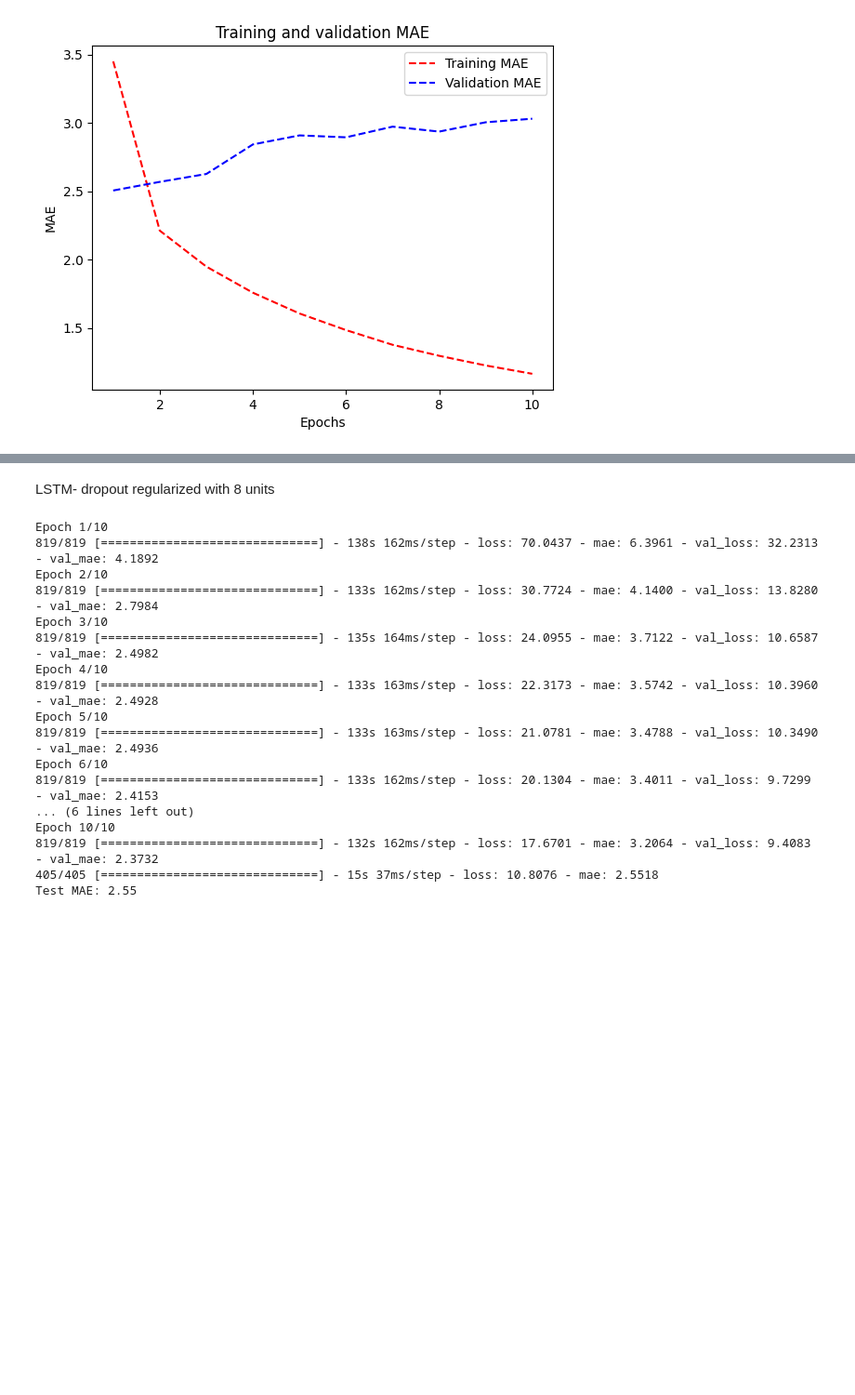
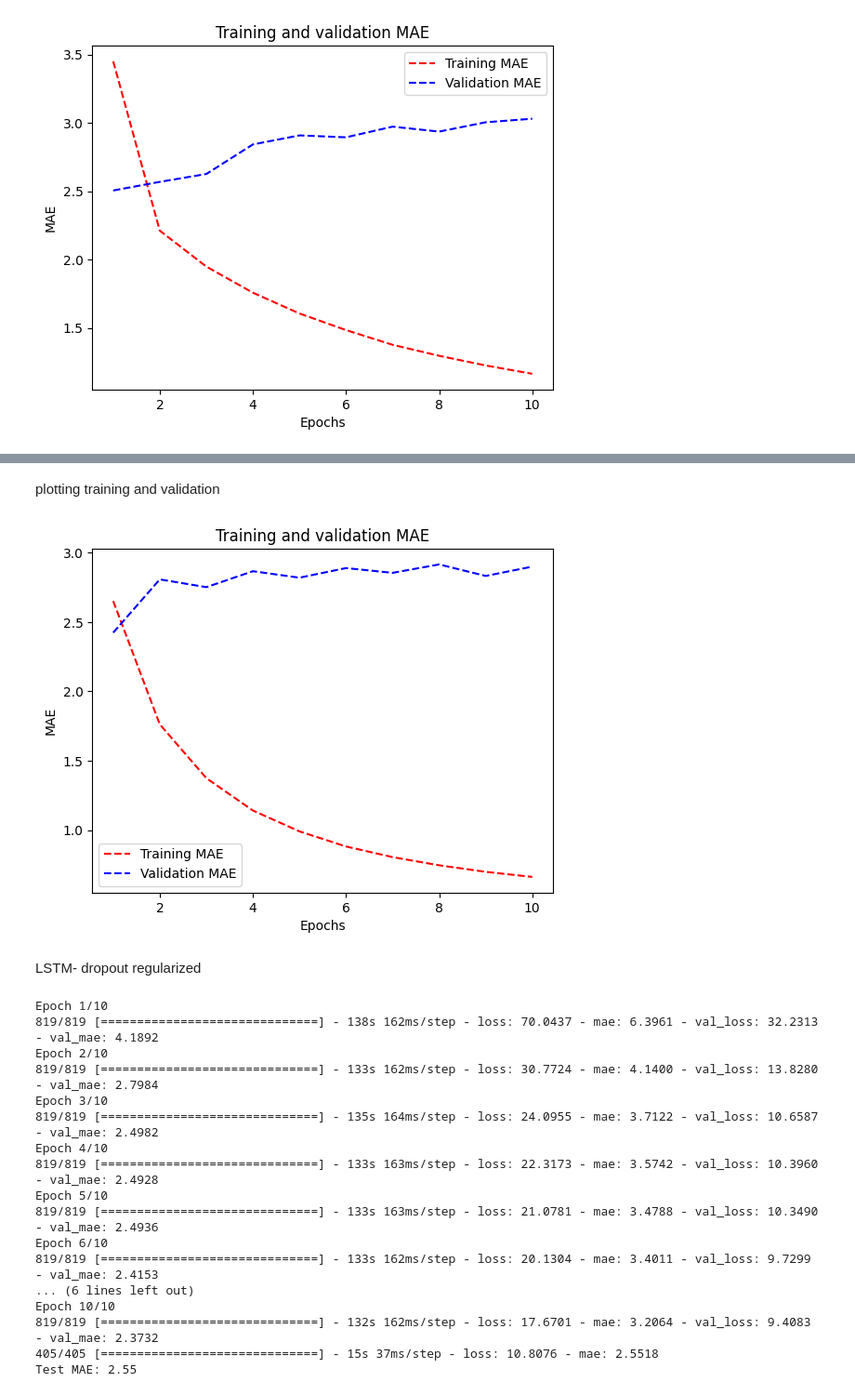
Before and after one commit to VJ627/FML, a Jupyter notebook: Vjammula_Assignment3.ipynb, the cells around one changed output, grey strips where cells are left out. Shown at 93% size. Saved outputs shown, nothing was run; the diff lists cells and outputs as text; code cells hidden in the pictures; blank space fills up the shorter version.

```diff
--- a/Vjammula_Assignment3.ipynb
+++ b/Vjammula_Assignment3.ipynb
@@ -113,9 +99,9 @@ num_test_samples: 105114
 # %% [markdown]
 Normalization
 # %%
-mean = raw_data[:num_train_samples].mean(axis=0)
+mean = raw_data[:training_samples].mean(axis=0)
 raw_data -= mean
-std = raw_data[:num_train_samples].std(axis=0)
+std = raw_data[:training_samples].std(axis=0)
 raw_data /= std
 # %%
 import numpy as np
@@ -754,0 +763,18 @@ plt.show()
+# %%
+inputs = keras.Input(shape=(sequence_length, raw_data.shape[-1]))
+x = layers.LSTM(64, return_sequences=True)(inputs)
+x = layers.LSTM(64)(x)
+outputs = layers.Dense(1)(x)
+model = keras.Model(inputs, outputs)
+
+callbacks = [
+    keras.callbacks.ModelCheckpoint("jena_LSTM_stacked2.keras",
+                                    save_best_only=True)
+]
+model.compile(optimizer="rmsprop", loss="mse", metrics=["mae"])
+history = model.fit(training_dataset,
+                    epochs=10,
+                    validation_data=validation_dataset,
+                    callbacks=callbacks)
+model = keras.models.load_model("jena_LSTM_stacked2.keras")
+print(f"Test MAE: {model.evaluate(testing_dataset)[1]:.2f}")
@@ -755,5 +799,23 @@ plt.show()
+# %% [markdown]
+plotting training and validation
+# %%
+import matplotlib.pyplot as plt
+loss = history.history["mae"]
+val_loss = history.history["val_mae"]
+
+epochs = range(1, len(loss) + 1)
+plt.figure()
+plt.plot(epochs, loss, color="red", linestyle="dashed", label="Training MAE")
+plt.plot(epochs,  val_loss, color="blue",linestyle="dashed", label="Validation MAE")
+plt.title("Training and validation MAE")
+plt.xlabel("Epochs")
+plt.ylabel("MAE")
+plt.legend()
+plt.show()
+# %% [output]
+[figure, added]
 # %% [markdown]
-LSTM- dropout regularized with 8 units
+LSTM- dropout regularized
 # %%
 inputs = keras.Input(shape=(sequence_length, raw_data.shape[-1]))
 x = layers.LSTM(8, recurrent_dropout=0.5, return_sequences=True)(inputs)
```
Also changed, not shown: parts of 37 cells of this notebook.
